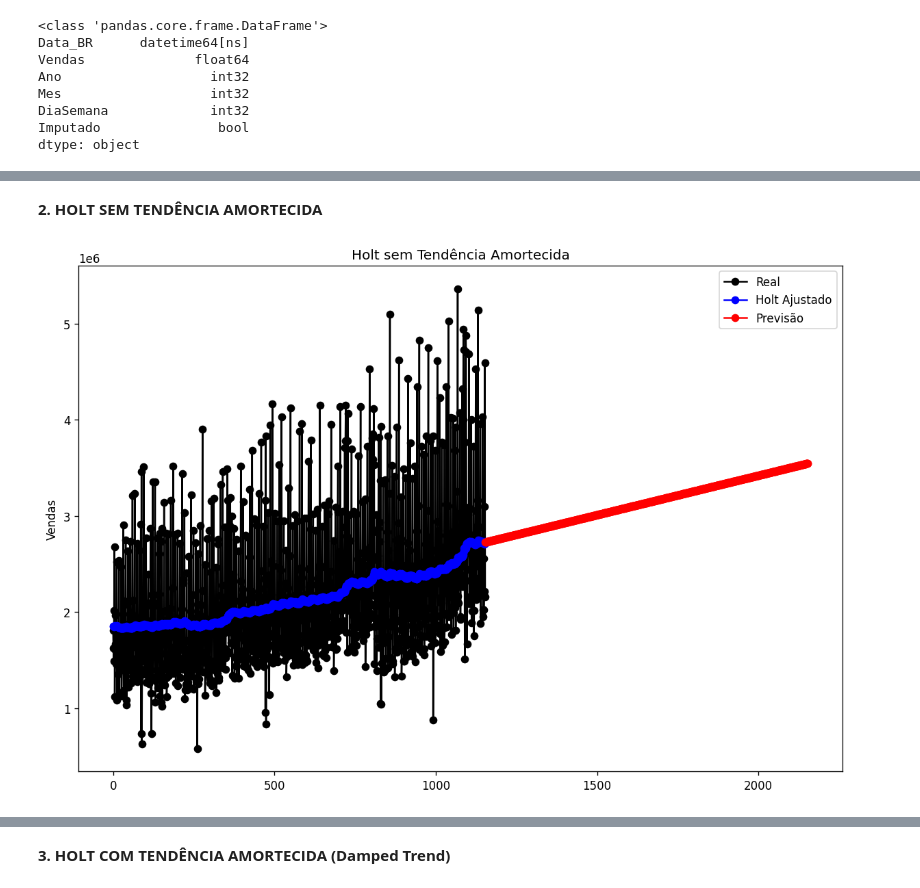
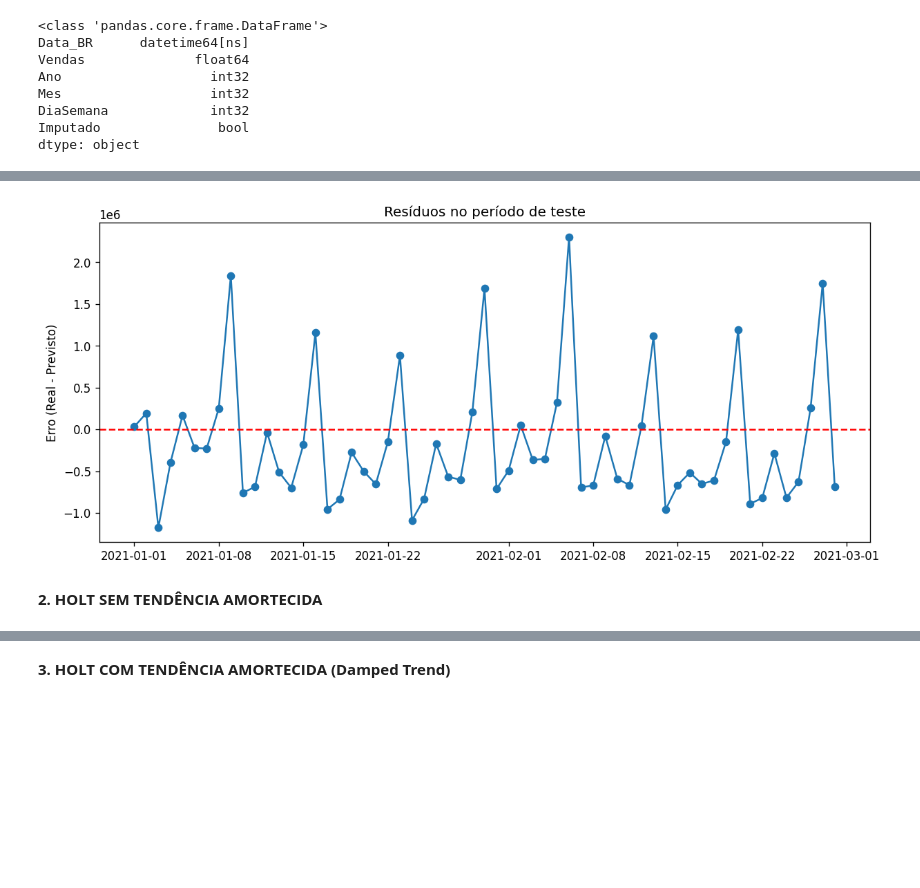
Before and after one commit to JMCVALE/ASN-ROCKS-, a Jupyter notebook: SERIES_TEMPORAIS_Previsão_de_Vendas_diarias.ipynb, the cells around one changed output, grey strips where cells are left out. Saved outputs shown, nothing was run; the diff lists cells and outputs as text; code cells hidden in the pictures; blank space fills up the shorter version.

```diff
--- a/SERIES_TEMPORAIS_Previsão_de_Vendas_diarias.ipynb
+++ b/SERIES_TEMPORAIS_Previsão_de_Vendas_diarias.ipynb
@@ -663,19 +709,14 @@ plt.show()
+# %%
+erro = teste['Vendas'].values - fcast1.values
+
+plt.figure(figsize=(12,5))
+plt.plot(teste['Data_BR'], erro, marker='o')
+plt.axhline(0, color='red', linestyle='--')
+
+plt.title('Resíduos no período de teste')
+plt.ylabel('Erro (Real - Previsto)')
+plt.show()
+# %% [output]
+[figure, added]
 # %% [markdown]
 **2. HOLT SEM TENDÊNCIA AMORTECIDA**
-# %%
-fit1_ht = Holt( y, damped_trend=False, initialization_method="estimated").fit()
-fcast1_ht = fit1_ht.forecast(1000)
-fcast1_ht = fcast1_ht.rename("Additive")
-
-plt.figure(figsize=(12,8))
-
-plt.plot(y, marker='o', color='black')
-plt.plot(fit1_ht.fittedvalues, marker='o', color='blue')
-plt.plot(fcast1_ht, marker='o', color='red')
-plt.legend(['Real', 'Holt Ajustado','Previsão'])
-plt.title('Holt sem Tendência Amortecida')
-plt.ylabel('Vendas')
-
-plt.show()
-# %% [output]
-[figure, removed]
```
Also changed, not shown: parts of 29 cells of this notebook.
